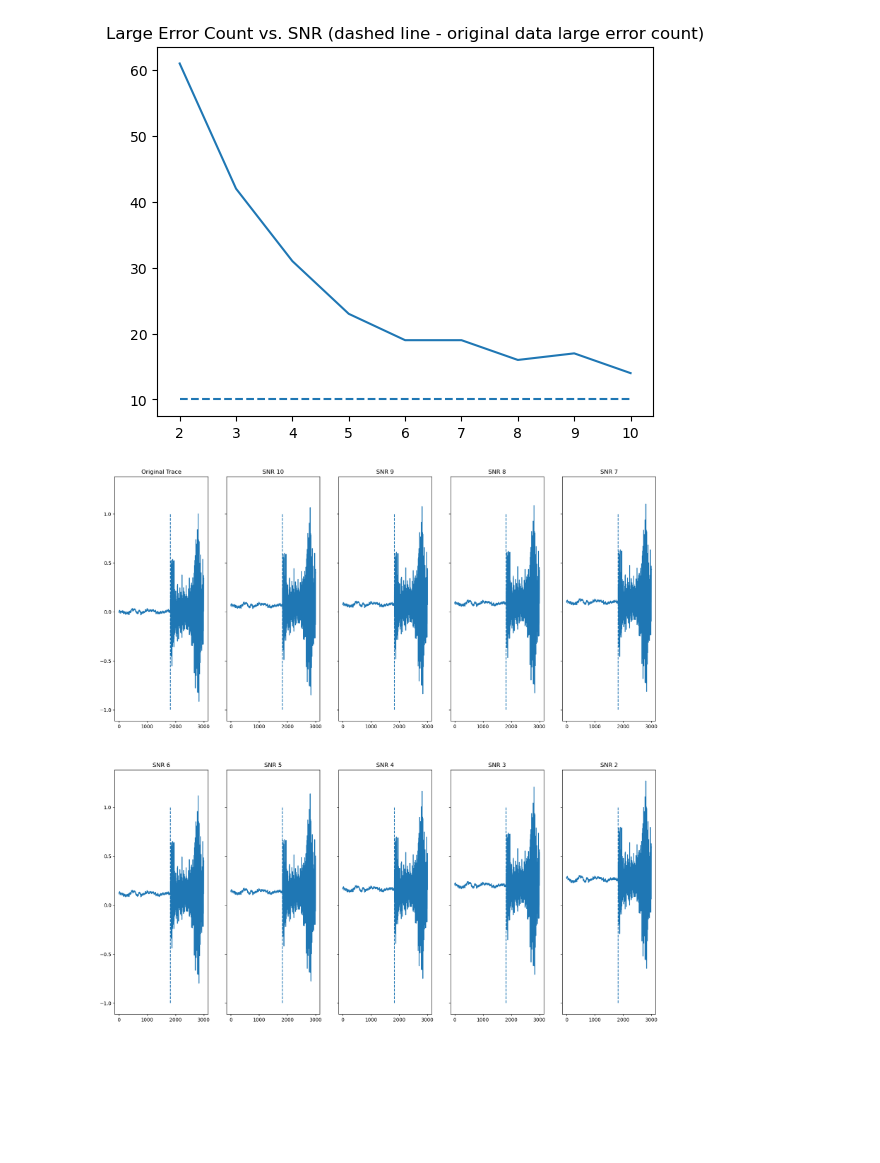
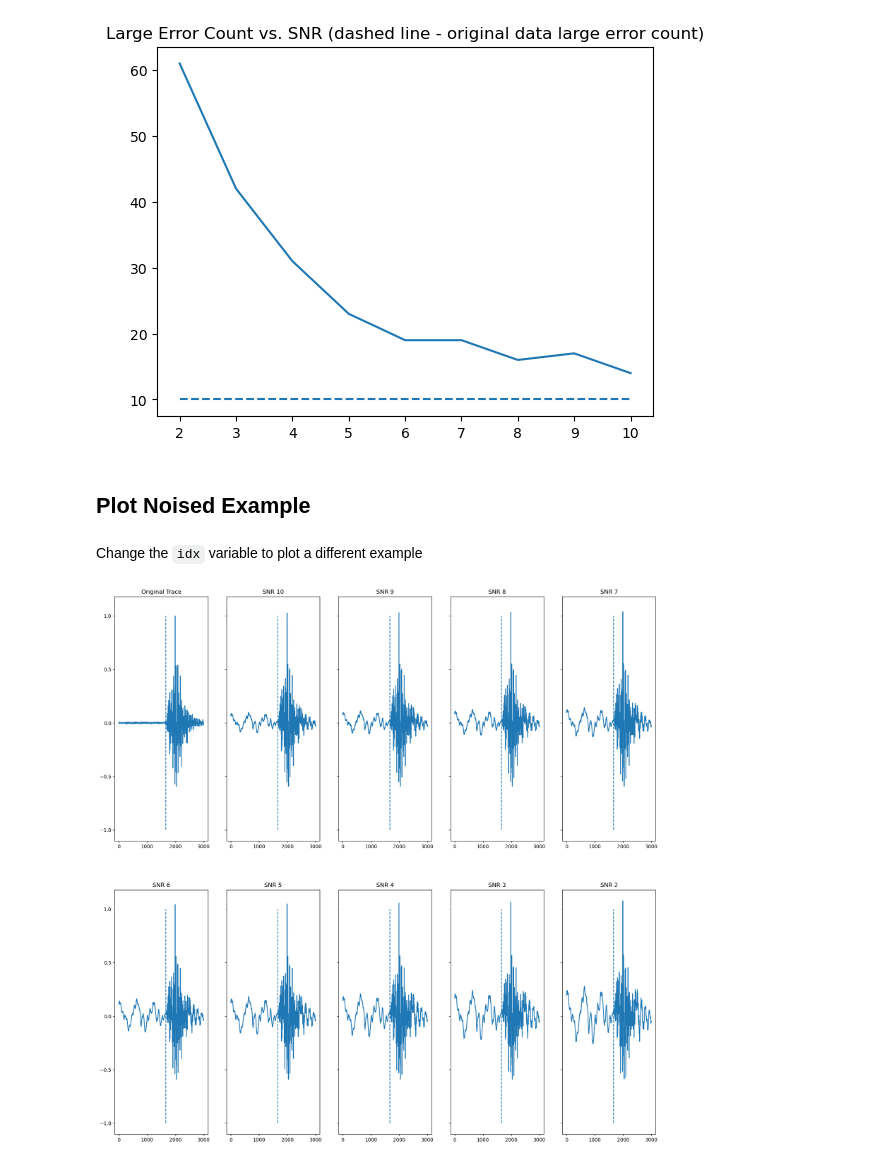
Before and after one commit to moshebeutel/summer_2022_Seismology, a Jupyter notebook: notebooks/model_evaluation.ipynb, the cells around one changed output. Saved outputs shown, nothing was run; the diff lists cells and outputs as text; code cells hidden in the pictures; blank space fills up the shorter version.

```diff
--- a/notebooks/model_evaluation.ipynb
+++ b/notebooks/model_evaluation.ipynb
@@ -269,17 +198,21 @@ plt.plot(range(2,11),  dataset_lens);
 plt.hlines(y=dataset_len_original, xmin=2, xmax=10, linestyles='dashed');
 # %% [output]
 [figure]
+# %% [markdown]
+## Plot Noised Example
+# %% [markdown]
+Change the `idx` variable to plot a different example
 # %%
-idx = 10
+idx = 5
 
 noised_traces =[synthetic_noisy_dataset[idx] for synthetic_noisy_dataset in noisy_traces_list]
 noised_labels =[synthetic_noisy_labels[idx] for synthetic_noisy_labels in noisy_traces_list]
 
 fig, axs = plt.subplots(2,5,figsize=(20,20), sharey='all')
 for i in [0,1]:
     for j in [0,1,2,3,4]:
         axs[i,j].set_title(f'SNR {11 - j - i*5}' if (i,j) != (0,0) else 'Original Trace')
         axs[i,j].plot(noised_traces[9 - j - i*5][0] if (i,j) != (0,0) else original_dataset[idx,0])
         axs[i,j].vlines(x=original_labels[idx], ymin=-1, ymax=1, linestyles='dashed')
 # %% [output]
-[figure, old version]
+[figure, new version]
```
Also changed, not shown: parts of 5 cells of this notebook, 1 other file.
